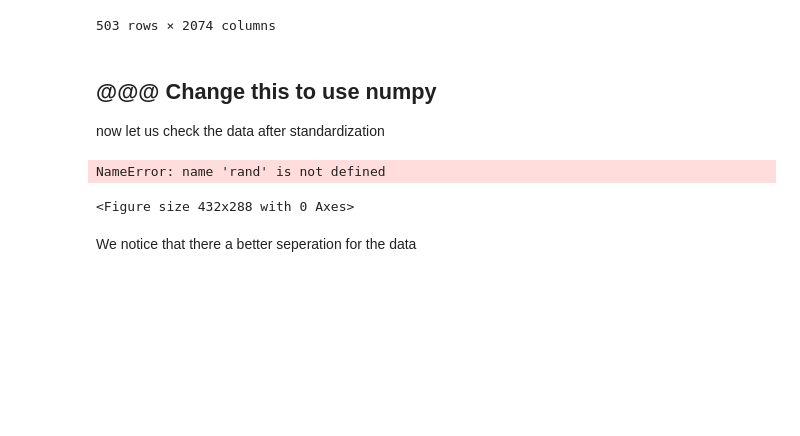
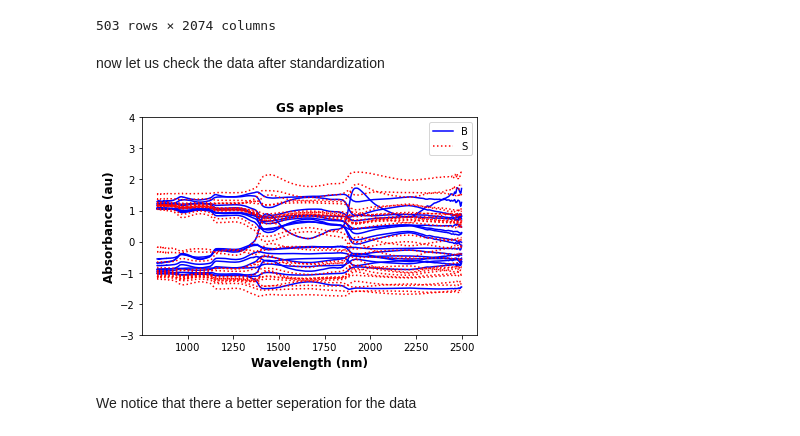
Before and after one commit to eahussein/apple_classification, a Jupyter notebook: notebooks/tutorial1.ipynb, the cells around one changed output. Cells and saved outputs as stored; diff of their text form; code cells hidden in the pictures; blank space fills up the shorter version.

```diff
--- a/notebooks/tutorial1.ipynb
+++ b/notebooks/tutorial1.ipynb
@@ -294,43 +264,46 @@ X
 | 502 | -0.043146 | -0.040346 | -0.036064 | -0.030800 | -0.030823 | -0.037644 | -0.043614 | -0.044646 | -0.043338 | -0.040831 | ... | ... |
 503 rows × 2074 columns
 # %% [markdown]
-## @@@ Change this to use numpy
 now let us check the data after standardization
 # %%
 # ___Cell no. 13___
 
+# Convert to numpy
+Xn = X.to_numpy(dtype = 'float')
+Yn = Y.to_numpy(dtype = 'str')
+
+# Select only the ones to display
+Xn = Xn[randIx,:]
+Yn = Yn[randIx]
+
+# number of samples, number of wavelengths
+ns,nw = np.shape(Xn)
+
+# Select Sound and Bruised samples
+S_Flag = (Yn =='S')
+B_Flag = (Yn == 'B')
+
+#####
+
 plt.figure(figsize=(6, 4))
-# those flags are used to print the legends only once
-S_Flag = True
-B_Flag = True
 
+plt.plot(np.array(X.columns),np.transpose(Xn[B_Flag,:])[:,:1],'b-', label = "B")
+plt.plot(np.array(X.columns),np.transpose(Xn[B_Flag,:])[:,1:],'b-')
 
-for t in range (n):
-    i = rand[t]
-    lineSpec =  np.array(X.iloc[i]).flatten()
-
-    if Y[i] == 'S':
-        if S_Flag:
-            plt.plot(np.array(X.columns), lineSpec, color = 'red', label = "S") # plotting the good apples
-            S_Flag = False
-        plt.plot(np.array(X.columns), lineSpec, color = 'red') # plotting the good apples
-    if Y[i] == 'B':
-        if B_Flag == True:
-            plt.plot(np.array(X.columns), lineSpec, color = 'blue', label = "B") # plotting the good apples
-            B_Flag = False
-        plt.plot(np.array(X.columns), lineSpec, color = 'blue') # plotting the bad apples
+# We make the second curve dashed so that it doesn't cover up the first
+plt.plot(np.array(X.columns),np.transpose(Xn[S_Flag,:])[:,:1],'r:', label = "S")
+plt.plot(np.array(X.columns),np.transpose(Xn[S_Flag,:])[:,1:],'r:')
 
 plt.title("GS apples", fontweight ='bold', fontsize =12)
-plt.xlabel("Wavelength", fontweight ='bold', fontsize =12)
-plt.ylabel("Frequency", fontweight ='bold', fontsize =12)
+plt.xlabel("Wavelength (nm)", fontweight ='bold', fontsize =12)
+plt.ylabel("Absorbance (au)", fontweight ='bold', fontsize =12)
 plt.ylim([-3,4])
 
 plt.legend()
 
 plt.show()
 # %% [output]
-NameError: name 'rand' is not defined
-<Figure size 432x288 with 0 Axes>
+[figure, added]
 # %% [markdown]
 We notice that there a better seperation for the data
 # %% [markdown]
```
Also changed, not shown: parts of 10 cells of this notebook.
